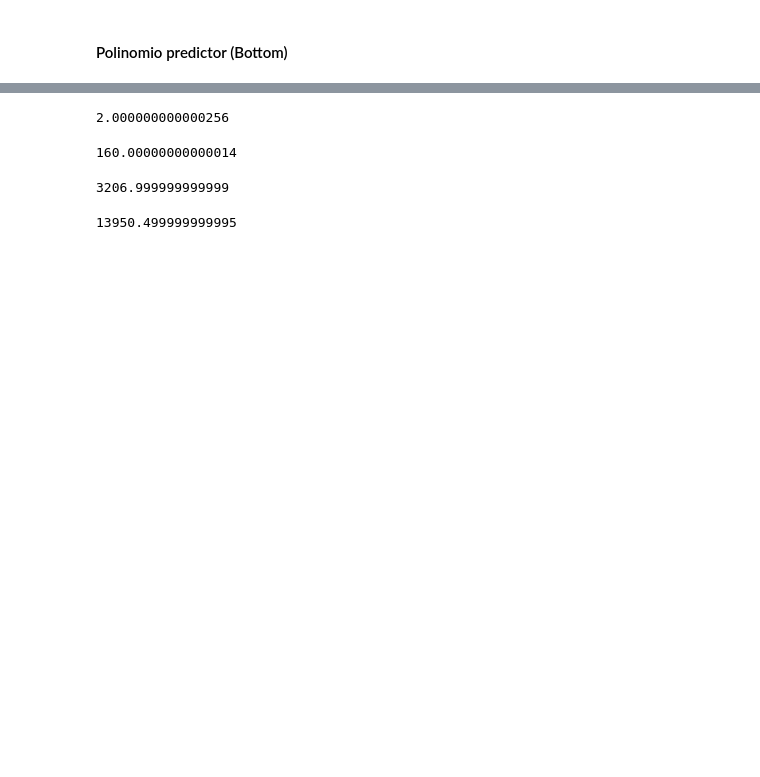
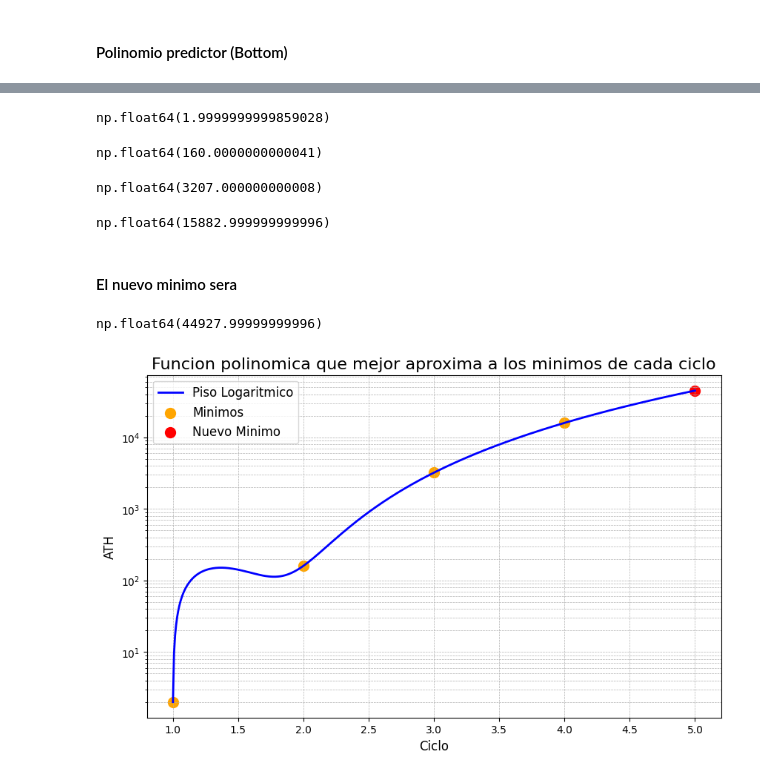
Before and after one commit to sebastianripari/analisis_bitcoin, a Jupyter notebook: polinomio_predictor.ipynb, the cells around one changed output, grey strips where cells are left out. Cells and saved outputs as stored; diff of their text form; code cells hidden in the pictures; blank space fills up the shorter version.

```diff
--- a/polinomio_predictor.ipynb
+++ b/polinomio_predictor.ipynb
@@ -60,9 +101,8 @@ pol(5)
 # %% [markdown]
 #### Polinomio predictor (Bottom)
 # %%
-import numpy as np
-x = [1, 2, 3]
-y = [2, 160, 3207]
-pol = np.polynomial.Polynomial.fit(x, y, deg=3)
-pol
+x = [1, 2, 3, 4]
+minimos = [2, 160, 3207, 15883]
+poly_cicle_min = np.polynomial.Polynomial.fit(x, minimos, deg=3)
+poly_cicle_min
 # %% [output]
@@ -70,16 +110,50 @@ $x \mapsto \text{160.00000000000014} + \text{801.2499999999999}\,\left(\text{-2.
 # %%
-pol(1)
+poly_cicle_min(1)
 # %% [output]
-2.000000000000256
+np.float64(1.9999999999859028)
 # %%
-pol(2)
+poly_cicle_min(2)
 # %% [output]
-160.00000000000014
+np.float64(160.0000000000041)
 # %%
-pol(3)
+poly_cicle_min(3)
 # %% [output]
-3206.999999999999
+np.float64(3207.000000000008)
 # %%
-pol(4)
+poly_cicle_min(4)
 # %% [output]
-13950.499999999995
+np.float64(15882.999999999996)
+# %% [markdown]
+#### El nuevo minimo sera
+# %%
+poly_cicle_min(5)
+# %% [output]
+np.float64(44927.99999999996)
+# %%
+# Generar valores para la curva del polinomio
+x_vals = np.linspace(1, 5, 500)  # Valores entre el ciclo 1 y 5
+y_vals = pol_minimos(x_vals)  # Evaluación del polinomio de minimos
+
+# Graficar ambos polinomios
+plt.figure(figsize=(10, 6)) # Tamaño de la gráfica
+plt.plot(x_vals, y_vals_minimos, label='Piso Logaritmico', color='blue', linewidth=2)  # Línea de máximos
+plt.scatter(x_minimos, minimos, color='orange', label='Minimos', s=100)  # Puntos de datos máximos
+plt.scatter(5, poly_cicle_min(5), color='red', label='Nuevo Minimo', s=100)  # Puntos de datos mínimos
+
+# Cambiar formato de los ticks del eje Y a valores totales
+formatter = ScalarFormatter()
+formatter.set_scientific(False)
+plt.gca().yaxis.set_major_formatter(formatter)
+
+# Etiquetas y diseño
+plt.title('Funcion polinomica que mejor aproxima a los minimos de cada ciclo', fontsize=16)
+plt.xlabel('Ciclo', fontsize=12)
+plt.ylabel('ATH', fontsize=12)
+
+# Aplicar escala logarítmica en el eje Y
+plt.yscale('log')
+plt.legend(fontsize=12)
+plt.grid(True, which="both", linestyle='--', linewidth=0.5)  # Cuadrícula
+plt.show()
+# %% [output]
+[figure, added]
```
Also changed, not shown: parts of 11 cells of this notebook.
